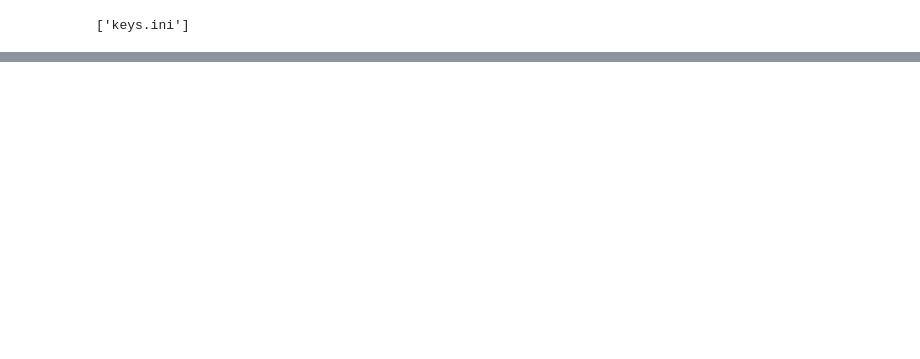
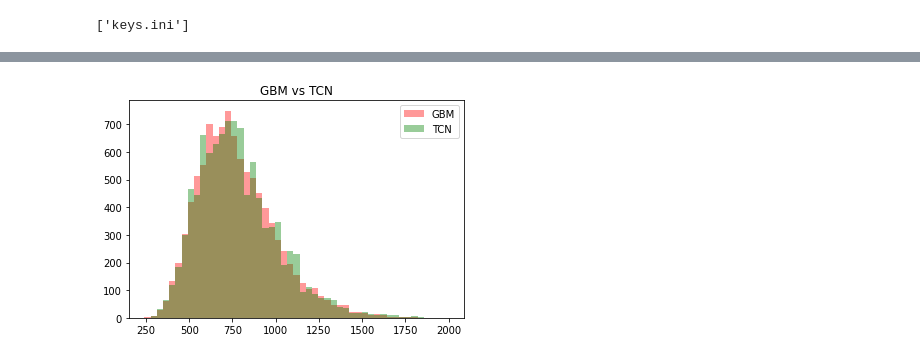
Before and after one commit to FyzHsn/random_walk, a Jupyter notebook: sde_simulations.ipynb, the cells around one changed output, grey strips where cells are left out. Cells and saved outputs as stored; diff of their text form; code cells hidden in the pictures; blank space fills up the shorter version.

```diff
--- a/sde_simulations.ipynb
+++ b/sde_simulations.ipynb
@@ -106,0 +115,8 @@ ax.legend(['GBM Mean Path', 'GBM Lower Path', 'GBM Upper Path',
+# %%
+plt.hist(s_f, bins=np.linspace(240, 2000, 50), alpha=0.4, color='r')
+plt.hist(d_f, bins=np.linspace(240, 2000, 50), alpha=0.4, color='g')
+plt.title('GBM vs TCN')
+plt.legend(['GBM', "TCN"])
+plt.show()
+# %% [output]
+[figure, added]
```
Also changed, not shown: parts of 11 cells of this notebook.
